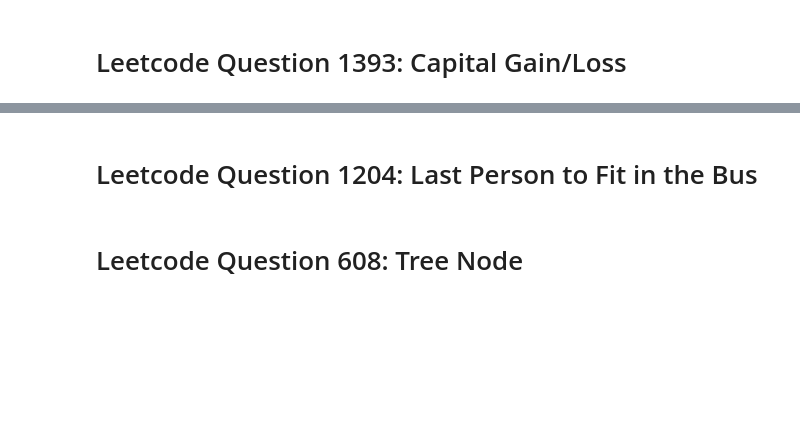
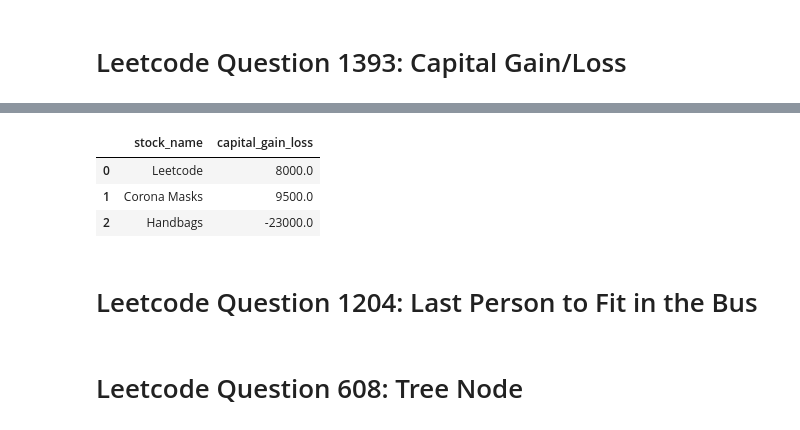
Before and after one commit to DanialArab/SQL, a Jupyter notebook: Leetcode Database Questions/Leetcode_Database_Questions.ipynb, the cells around one changed output, grey strips where cells are left out. Drawn from its saved outputs; the diff is of its cells as text; code cells hidden in the pictures; blank space fills up the shorter version.

Commit message:
Leetcode Q 1393 solved

```diff
--- a/Leetcode Database Questions/Leetcode_Database_Questions.ipynb
+++ b/Leetcode Database Questions/Leetcode_Database_Questions.ipynb
@@ -3429,5 +3438,5 @@ insert_data_to_table("Leetcode_Q_", "", schema, data)
 # %%
-con = connector('')
+con = connector('Leetcode_Q_1393')
 # %%
 pd.read_sql("""
 SELECT *
@@ -3436,3 +3457,21 @@ FROM
+# %%
+pd.read_sql("""
+
+SELECT
+    stock_name,
+    SUM(CASE
+        WHEN operation = 'Sell' THEN price ELSE 0
+    END) - SUM(CASE
+        WHEN operation = 'Buy' THEN price ELSE 0
+    END) AS capital_gain_loss
+FROM Stocks
+GROUP BY stock_name
+""", con)
+# %% [output]
+|  | stock_name | capital_gain_loss |
+| 0 | Leetcode | 8000.0 |
+| 1 | Corona Masks | 9500.0 |
+| 2 | Handbags | -23000.0 |
 # %% [markdown]
 # Leetcode Question 1204: Last Person to Fit in the Bus
 # %%
```
Also changed, not shown: parts of 3 cells of this notebook.
